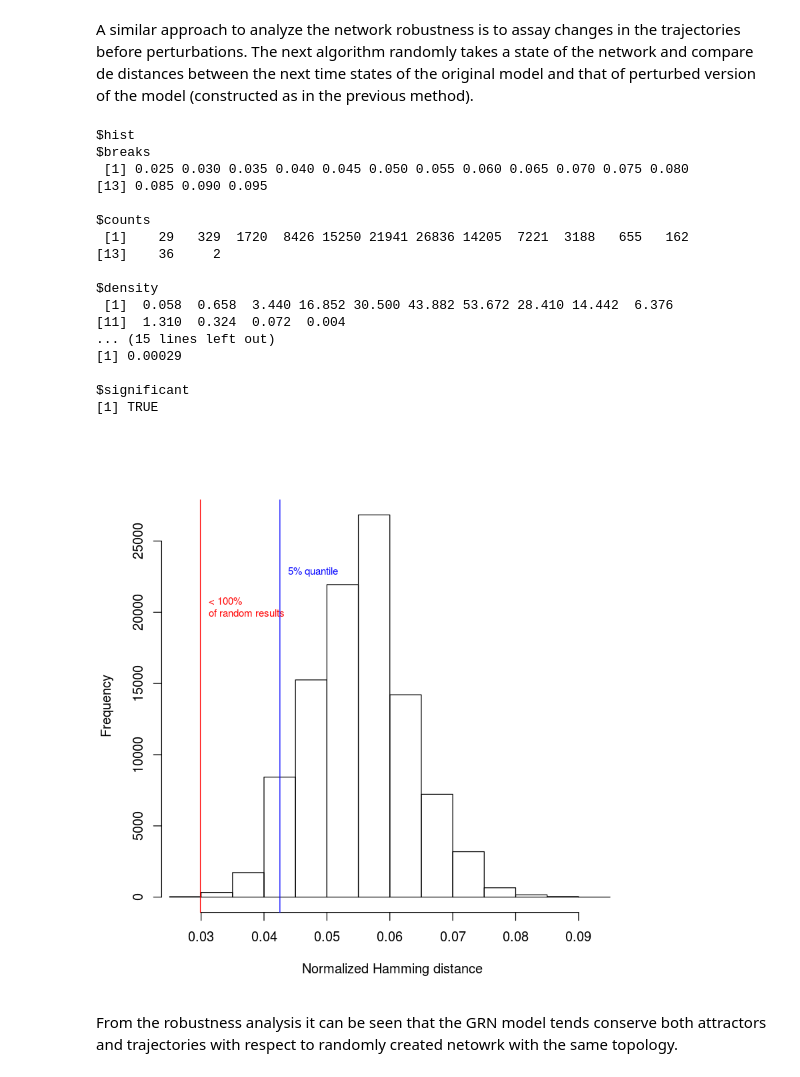
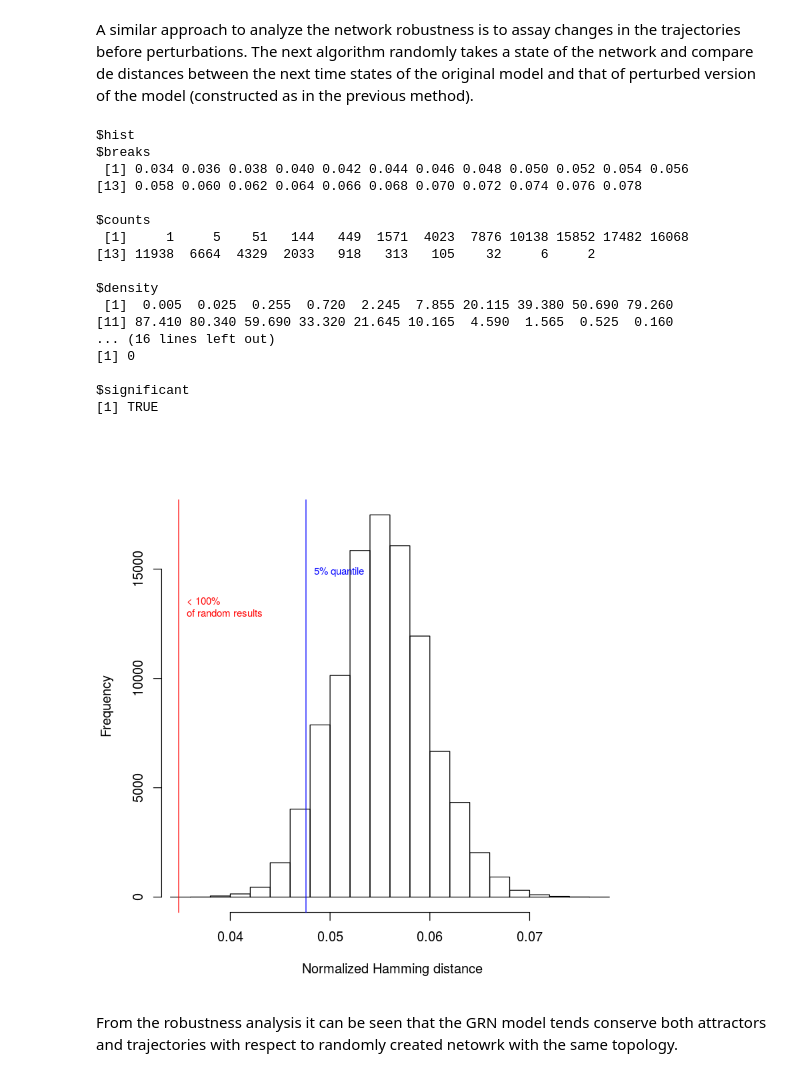
Before and after one commit to caramirezal/GRNModel, a Jupyter notebook: regulatoryNetworkGMPModelSupplementaryInfo.ipynb, the cells around one changed output. Saved outputs shown, nothing was run; the diff lists cells and outputs as text; code cells hidden in the pictures.

```diff
--- a/regulatoryNetworkGMPModelSupplementaryInfo.ipynb
+++ b/regulatoryNetworkGMPModelSupplementaryInfo.ipynb
@@ -105,26 +95,26 @@ We performed the analysis of the robustness of the BRN model by randomly perturb
 A similar approach to analyze the network robustness is to assay changes in the trajectories before perturbations. The next algorithm randomly takes a state of the network and compare de distances between the next time states of the original model and that of perturbed version of the model (constructed as in the previous method).
 # %%
 testNetworkProperties(net,numRandomNets = 100000, testFunction = "testTransitionRobustness",
-                      testFunctionParams = list(numSamples=30),alternative = "less")
+                      testFunctionParams = list(numSamples=100),alternative = "less")
 # %% [output]
 $hist
 $breaks
- [1] 0.025 0.030 0.035 0.040 0.045 0.050 0.055 0.060 0.065 0.070 0.075 0.080
-[13] 0.085 0.090 0.095
+ [1] 0.034 0.036 0.038 0.040 0.042 0.044 0.046 0.048 0.050 0.052 0.054 0.056
+[13] 0.058 0.060 0.062 0.064 0.066 0.068 0.070 0.072 0.074 0.076 0.078
 
 $counts
- [1]    29   329  1720  8426 15250 21941 26836 14205  7221  3188   655   162
-[13]    36     2
+ [1]     1     5    51   144   449  1571  4023  7876 10138 15852 17482 16068
+[13] 11938  6664  4329  2033   918   313   105    32     6     2
 
 $density
- [1]  0.058  0.658  3.440 16.852 30.500 43.882 53.672 28.410 14.442  6.376
-[11]  1.310  0.324  0.072  0.004
-... (15 lines left out)
-[1] 0.00029
+ [1]  0.005  0.025  0.255  0.720  2.245  7.855 20.115 39.380 50.690 79.260
+[11] 87.410 80.340 59.690 33.320 21.645 10.165  4.590  1.565  0.525  0.160
+... (16 lines left out)
+[1] 0
 
 $significant
 [1] TRUE
-[figure, old version]
+[figure, new version]
 # %% [markdown]
 From the robustness analysis it can be seen that the GRN model tends conserve both attractors and trajectories with respect to randomly created netowrk with the same topology.
 # %% [markdown]
```
Also changed, not shown: parts of 7 cells of this notebook.
